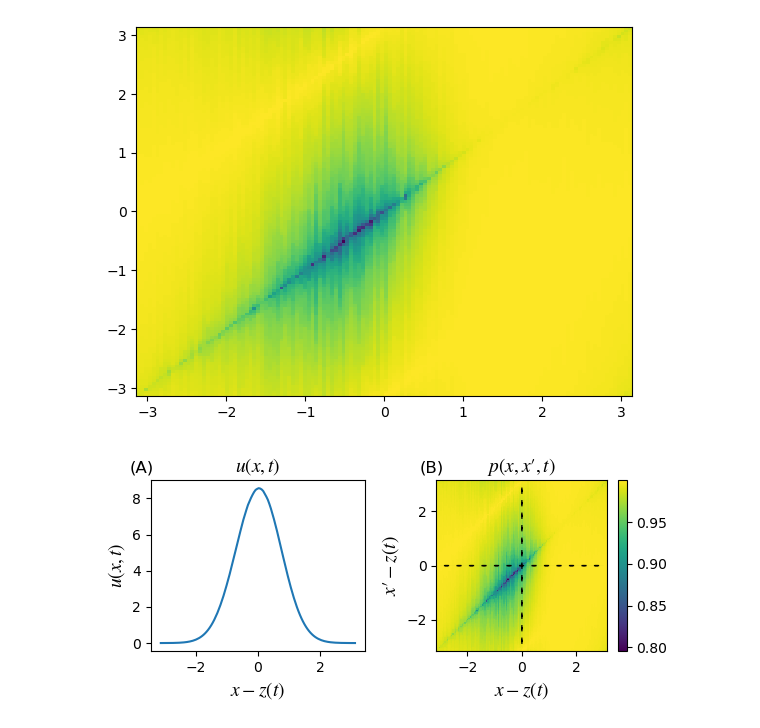
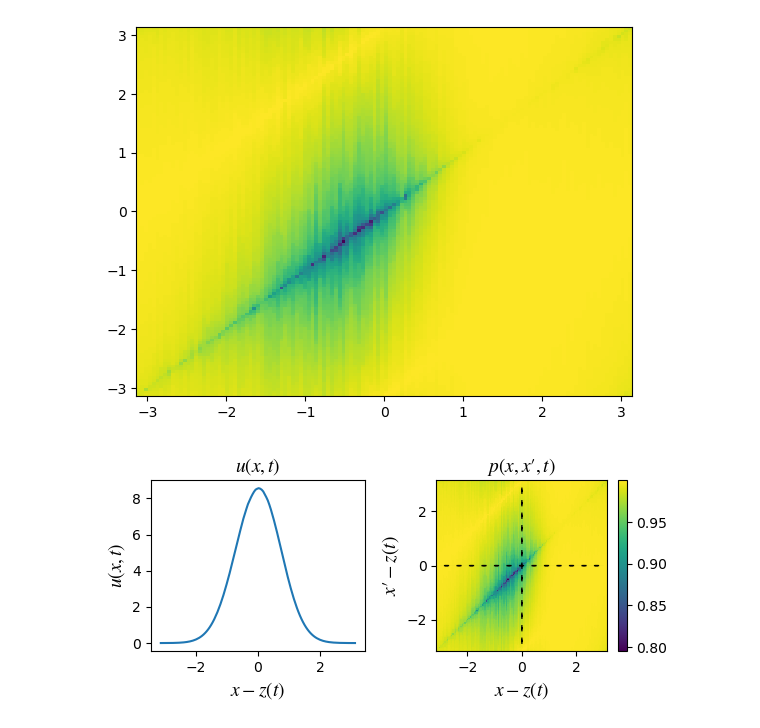
Before and after one commit to fccaa/cann_astrocyte_2024, a Jupyter notebook: Figure_04/07_dist_dep_release_probability_displace_scan.ipynb, the cells around one changed output. Saved outputs shown, nothing was run; the diff lists cells and outputs as text; code cells hidden in the pictures.

```diff
--- a/Figure_04/07_dist_dep_release_probability_displace_scan.ipynb
+++ b/Figure_04/07_dist_dep_release_probability_displace_scan.ipynb
@@ -23,7 +23,7 @@ class cann_model:
     z_min = - np.pi;
     z_range = 2.0 * np.pi;
     # define the time scale
-    tau = 1.0
+    tau = 2.0
 
     # function for periodic boundary condition
     def dist(self, c):
@@ -205,10 +205,10 @@ def one_round(k_in, beta_in, seed_in):
 
     the_beta = beta_in
 
-    arg1 = argument_c(N=128, k=k_in, beta=the_beta, beta_f=False, case=0, taud=50, a=0.5, b=None)
+    arg1 = argument_c(N=128, k=k_in, beta=the_beta, beta_f=False, case=0, taud=100, a=0.5, b=None)
     the_model1 = cann_model(arg1)
 
-    arg2 = argument_c(N=128, k=k_in, beta=the_beta, beta_f=False, case=1, taud=50, a=0.5, b=None)
+    arg2 = argument_c(N=128, k=k_in, beta=the_beta, beta_f=False, case=1, taud=100, a=0.5, b=None)
     the_model2 = cann_model(arg2)
 
     # Initialize the system
@@ -307,30 +307,30 @@ plt.pcolormesh(y_sample[0],y_sample[0], y_sample[2])
 # %%
 fig, axs = plt.subplots(1, 2, figsize=(15/2.525, 7/2.525))
 
 
 axs[0].plot(y_sample[0], y_sample[1])
 
 color1 = axs[1].pcolormesh(y_sample[0],y_sample[0], y_sample[2])
 
 plt.colorbar(color1)
 
 for ax in axs:
     ax.set_xlabel(r'$x-z(t)$', fontsize=14)
 
 axs[0].set_ylabel(r'$u(x,t)$', fontsize=14)
 axs[1].set_ylabel(r'$x\prime-z(t)$', fontsize=14)
 
-axs[0].set_title("(A)", loc="left", x=-0.1)
-axs[1].set_title("(B)", loc="left", x=-0.1)
+#axs[0].set_title("(A)", loc="left", x=-0.1)
+#axs[1].set_title("(B)", loc="left", x=-0.1)
 
 axs[0].text(0.5,1.05,"$u(x,t)$",transform=axs[0].transAxes, ha='center', fontsize=14)
 axs[1].text(0.5,1.05,"$p(x,x\prime,t)$",transform=axs[1].transAxes, ha='center', fontsize=14)
 
 axs[1].arrow(0,-3,0,6, linestyle=(5, (3,6)))
 axs[1].arrow(-3,0,6,0, linestyle=(5, (3,6)))
 
 plt.tight_layout()
 
 plt.savefig("Figure_04AB.pdf")
 # %% [output]
-[figure, old version]
+[figure, new version]
```
